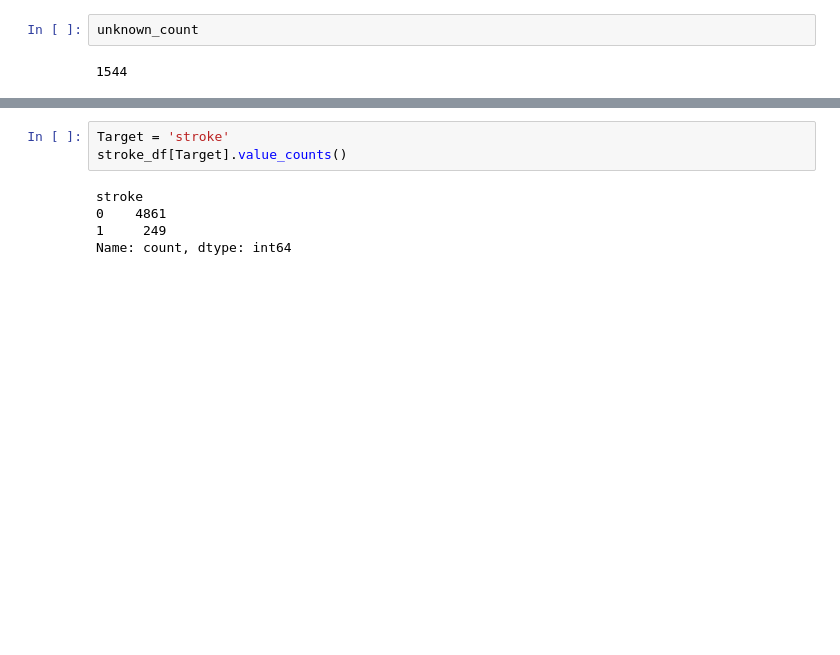
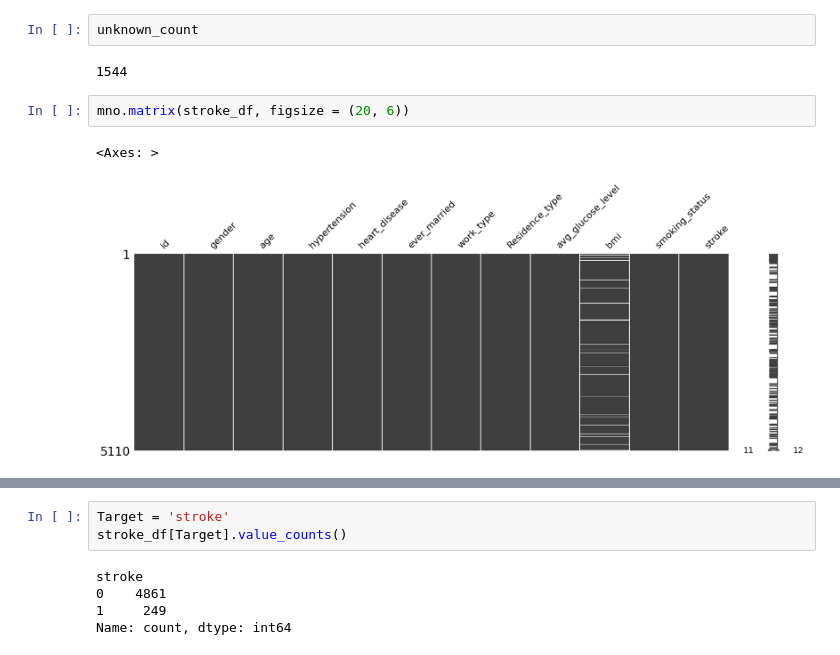
Before and after one commit to aishwaryakarki001/Stroke-Risk-Predictive-Analysis, a Jupyter notebook: stroke-risk-predictive-analysis.ipynb, the cells around one changed output, grey strips where cells are left out. Cells and saved outputs as stored; diff of their text form; blank space fills up the shorter version.

```diff
--- a/stroke-risk-predictive-analysis.ipynb
+++ b/stroke-risk-predictive-analysis.ipynb
@@ -72,3 +73,8 @@ unknown_count = len(stroke_df[stroke_df['smoking_status'] == 'Unknown'])
 unknown_count
 # %% [output]
 1544
+# %%
+mno.matrix(stroke_df, figsize = (20, 6))
+# %% [output]
+<Axes: >
+[figure, added]
```
Also changed, not shown: parts of 33 cells of this notebook, 5 other files.
